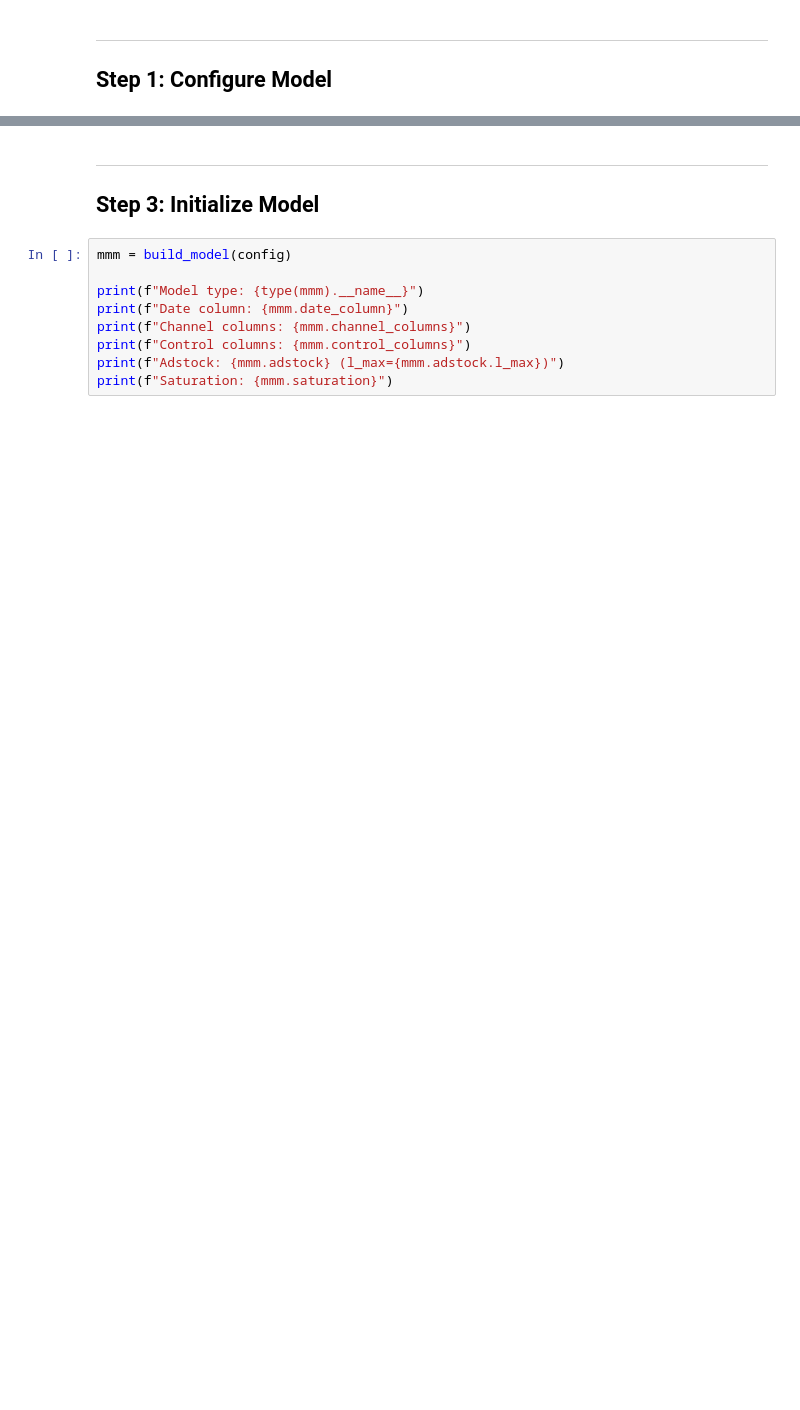
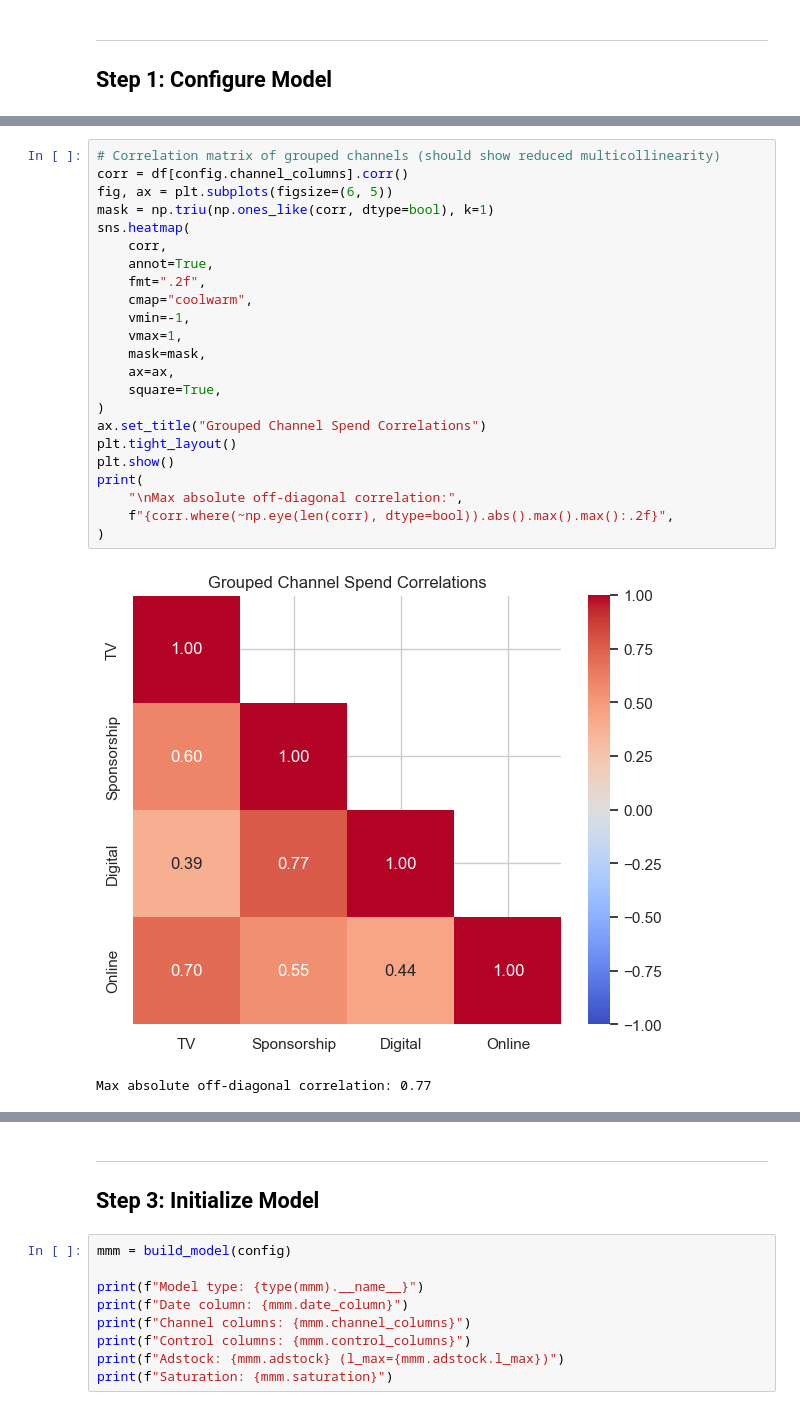
Before and after one commit to morobr/MMM_DEMO, a Jupyter notebook: notebooks/02_model_fitting.ipynb, the cells around one changed output, grey strips where cells are left out. Cells and saved outputs as stored; diff of their text form; blank space fills up the shorter version.

```diff
--- a/notebooks/02_model_fitting.ipynb
+++ b/notebooks/02_model_fitting.ipynb
@@ -126,6 +151,32 @@ Controls:
   NPS: 44.4 - 60.0
   Discount: 14436 - 290463354
   Sale days: 0 - 7
+# %%
+# Correlation matrix of grouped channels (should show reduced multicollinearity)
+corr = df[config.channel_columns].corr()
+fig, ax = plt.subplots(figsize=(6, 5))
+mask = np.triu(np.ones_like(corr, dtype=bool), k=1)
+sns.heatmap(
+    corr,
+    annot=True,
+    fmt=".2f",
+    cmap="coolwarm",
+    vmin=-1,
+    vmax=1,
+    mask=mask,
+    ax=ax,
+    square=True,
+)
+ax.set_title("Grouped Channel Spend Correlations")
+plt.tight_layout()
+plt.show()
+print(
+    "\nMax absolute off-diagonal correlation:",
+    f"{corr.where(~np.eye(len(corr), dtype=bool)).abs().max().max():.2f}",
+)
+# %% [output]
+[figure, added]
+Max absolute off-diagonal correlation: 0.77
 # %%
 # Prepare X (features) and y (target)
 feature_cols = [
```
Also changed, not shown: parts of 14 cells of this notebook, 7 other files.
